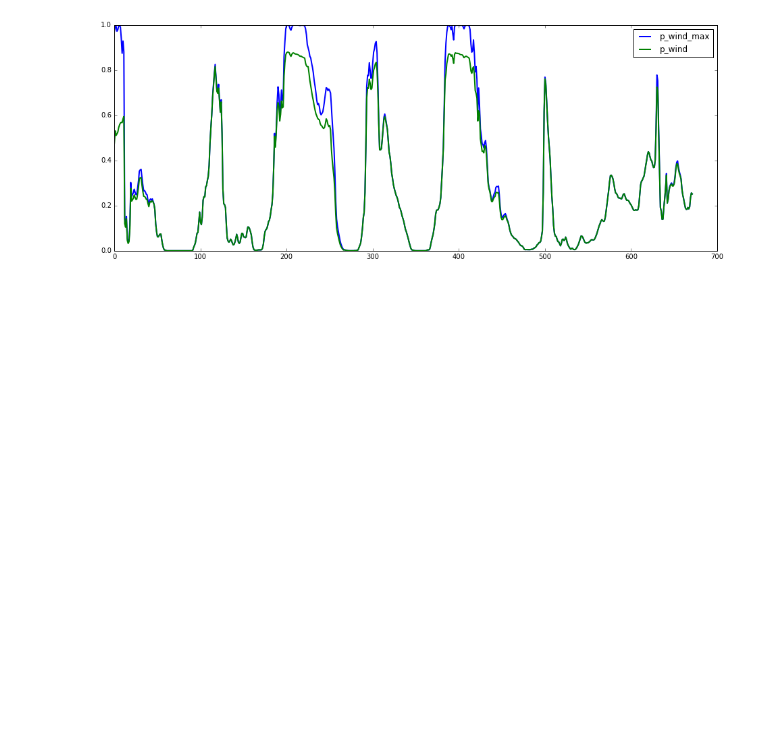
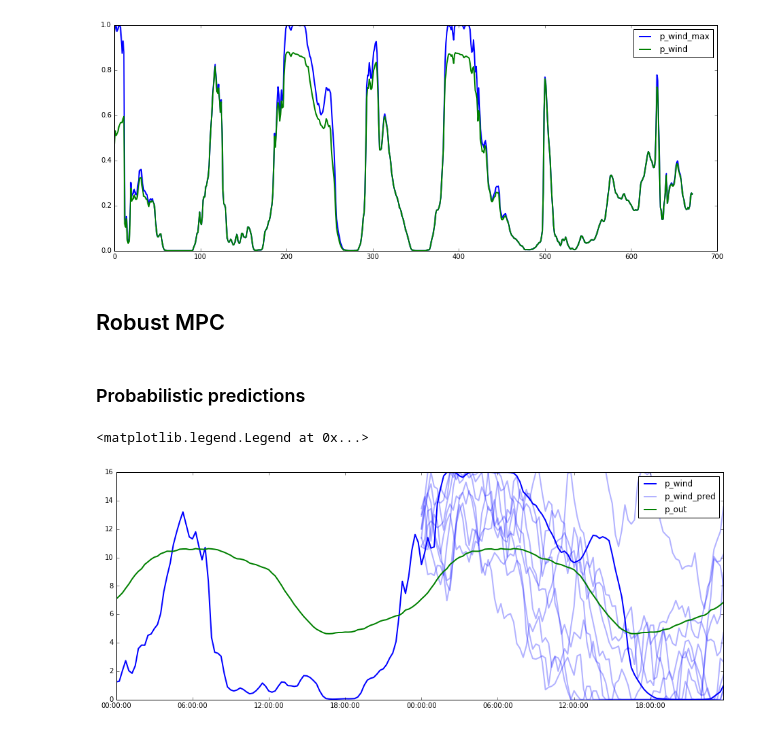
Before and after one commit to cvxgrp/cvxpower, a Jupyter notebook: notebooks/windfarm.ipynb, the cells around one changed output. Cells and saved outputs as stored; diff of their text form; code cells hidden in the pictures; blank space fills up the shorter version.

Commit message:
small tweaks for robust MPC

```diff
--- a/notebooks/windfarm.ipynb
+++ b/notebooks/windfarm.ipynb
@@ -151,3 +134,40 @@ plt.legend()
 # %% [output]
 <matplotlib.legend.Legend at 0x...>
 [figure]
+# %% [markdown]
+## Robust MPC
+# %% [markdown]
+### Probabilistic predictions
+# %%
+from sklearn import linear_model
+
+H = 4*6
+p_wind_residual = p_wind - p_wind_mean
+X = np.hstack([p_wind_residual.shift(x).fillna(0).reshape(-1,1) for x in xrange(1,H+1)])
+lr = linear_model.RidgeCV()
+lr.fit(X, p_wind_residual)
+sigma = np.std(lr.predict(X) - p_wind_residual)
+
+def predict_wind_probs(t, T, K):
+    np.random.seed(0)
+    R = np.empty((T,K))
+    Xp =  np.tile(X[t,:], (K,1))  # K x H prediction matrix
+    for i in xrange(T):
+        tau = t+i
+        R[i,:] = lr.predict(Xp) + sigma*np.random.randn(K)
+        Xp = np.hstack((R[i:i+1,:].T, Xp[:,:-1]))
+    return np.minimum(np.maximum(np.tile(p_wind_mean[t:t+T], (K,1)).T + R, 0), 16)
+
+# plot an example of predictions at a particular time
+idx = slice("2011-01-02", "2011-01-03")
+t = 4*24*2
+T = 4*24
+K = 10
+wind_probs = predict_wind_probs(t, T, K)
+ax0 = plt.plot(p_wind[idx].index, p_wind[idx])
+ax1 = plt.plot(p_wind.index[t:t+T], wind_probs, color="b", alpha=0.3)
+ax2 = plt.plot(p_wind_mean[idx].index, p_wind_mean[idx])
+plt.legend(handles=[ax0[0], ax1[0], ax2[0]], labels=["p_wind", "p_wind_pred", "p_out"])
+# %% [output]
+<matplotlib.legend.Legend at 0x...>
+[figure, added]
```
Also changed, not shown: parts of 3 cells of this notebook, 5 other files.
